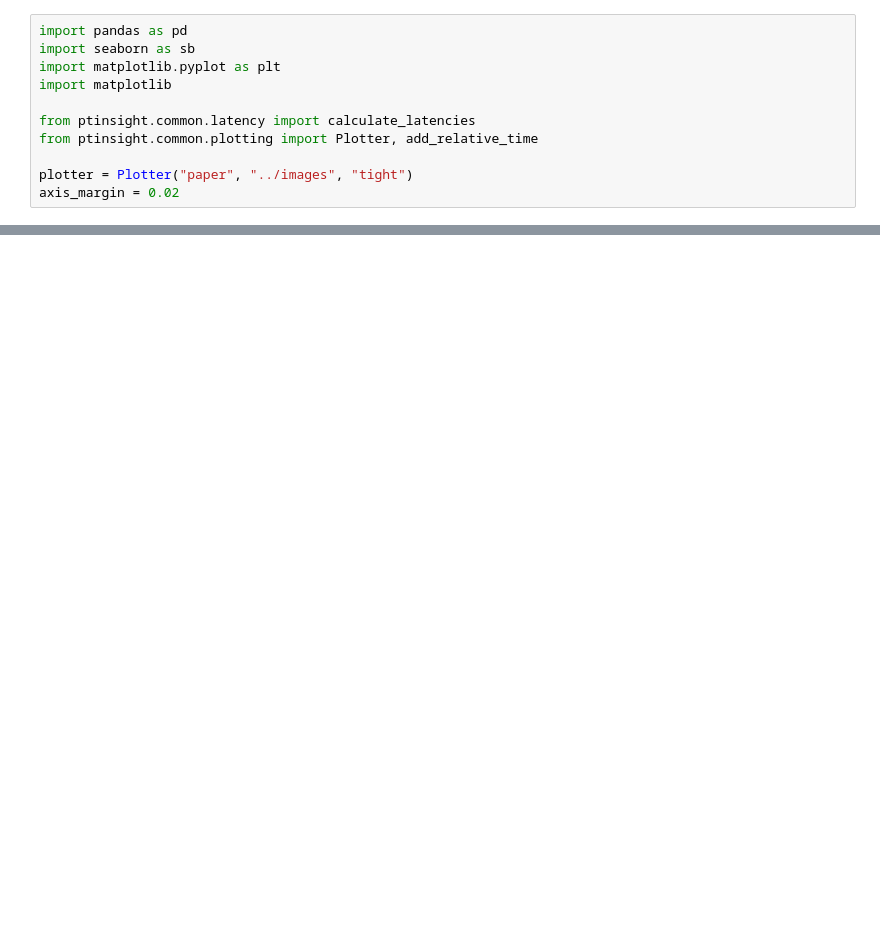
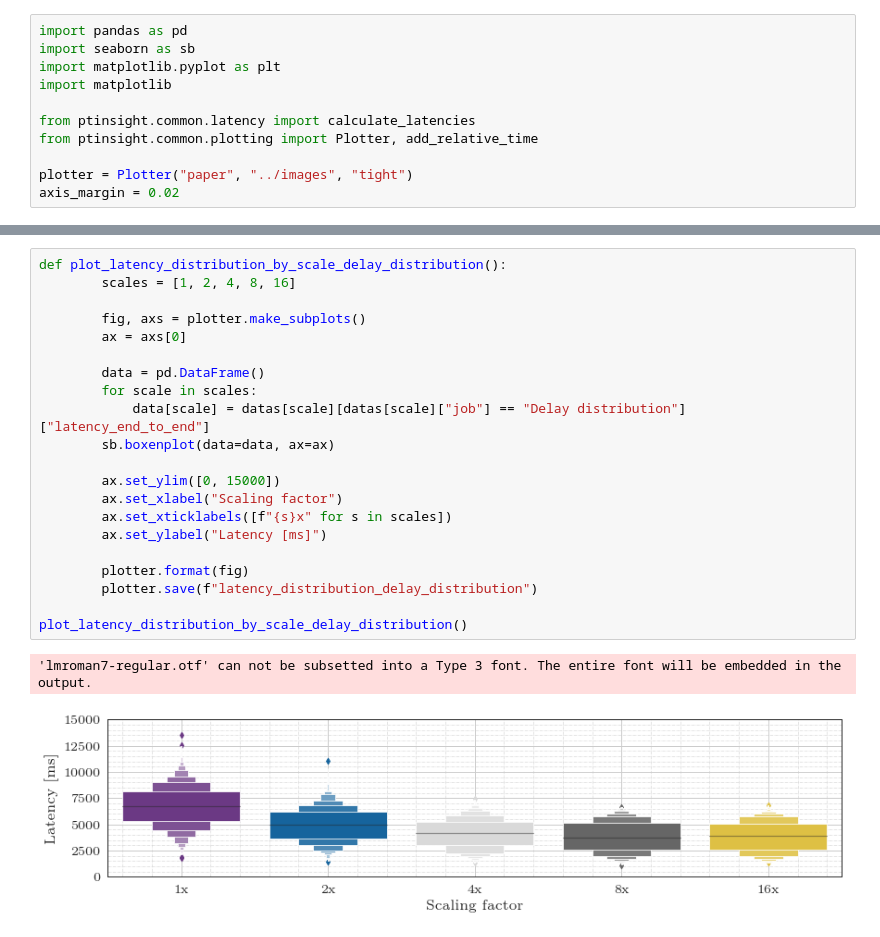
Before and after one commit to DominikStiller/dhbw-bt, a Jupyter notebook: plots/plots.ipynb, the cells around one changed output, grey strips where cells are left out. Drawn from its saved outputs; the diff is of its cells as text; blank space fills up the shorter version.

```diff
--- a/plots/plots.ipynb
+++ b/plots/plots.ipynb
@@ -129,0 +194,24 @@ Name: time_lag, dtype: float64
+# %%
+def plot_latency_distribution_by_scale_delay_distribution():
+        scales = [1, 2, 4, 8, 16]
+
+        fig, axs = plotter.make_subplots()
+        ax = axs[0]
+
+        data = pd.DataFrame()
+        for scale in scales:
+            data[scale] = datas[scale][datas[scale]["job"] == "Delay distribution"]["latency_end_to_end"]
+        sb.boxenplot(data=data, ax=ax)
+
+        ax.set_ylim([0, 15000])
+        ax.set_xlabel("Scaling factor")
+        ax.set_xticklabels([f"{s}x" for s in scales])
+        ax.set_ylabel("Latency [ms]")
+
+        plotter.format(fig)
+        plotter.save(f"latency_distribution_delay_distribution")
+
+plot_latency_distribution_by_scale_delay_distribution()
+# %% [output]
+'lmroman7-regular.otf' can not be subsetted into a Type 3 font. The entire font will be embedded in the output.
+[figure, added]
```
Also changed, not shown: parts of 14 cells of this notebook, 39 other files.
